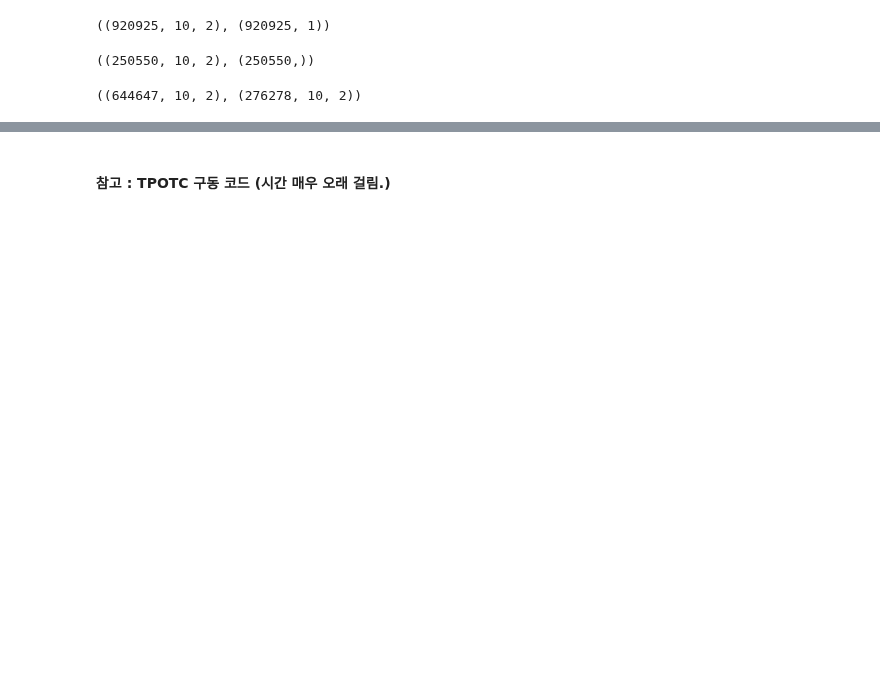
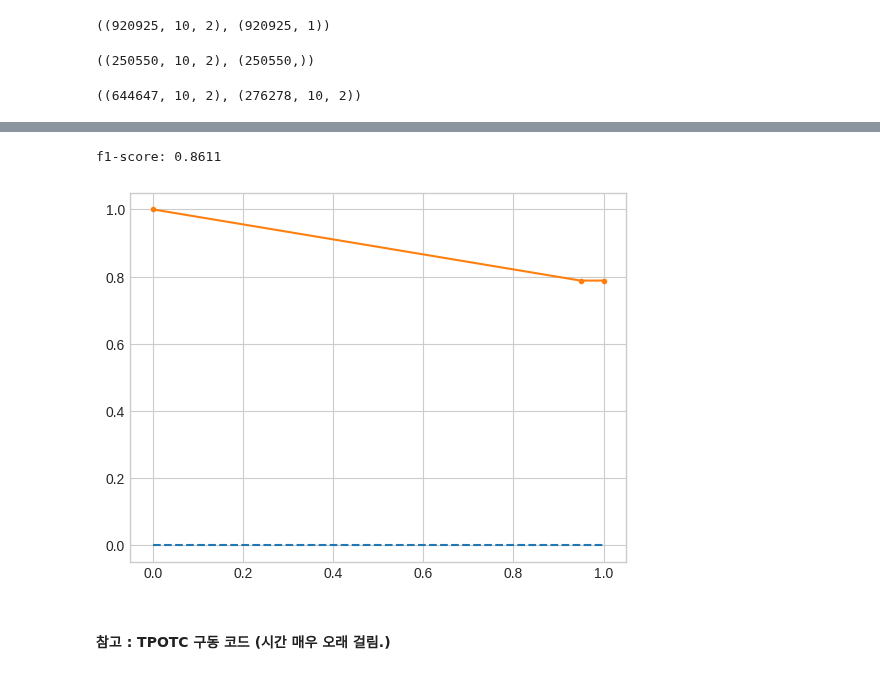
Before and after one commit to min0355/mx_competition, a Jupyter notebook: code/algorithm.ipynb, the cells around one changed output, grey strips where cells are left out. Drawn from its saved outputs; the diff is of its cells as text; code cells hidden in the pictures; blank space fills up the shorter version.

```diff
--- a/code/algorithm.ipynb
+++ b/code/algorithm.ipynb
@@ -324,2 +345,10 @@ accuracy: 0.7528
-# %% [markdown]
-#### 참고 : TPOTC 구동 코드 (시간 매우 오래 걸림.)
+# %%
+precision, recall, thresholds = precision_recall_curve(test_label, pred_df)
+
+print("f1-score: %0.4f" %f1)
+plt.plot([0, 1], [0, 0], linestyle='--')
+plt.plot(recall, precision, marker='.')
+plt.show()
+# %% [output]
+f1-score: 0.8611
+[figure, added]
@@ -326,3 +369,5 @@ accuracy: 0.7528
+# %% [markdown]
+#### 참고 : TPOTC 구동 코드 (시간 매우 오래 걸림.)
 # %%
 # tpotc = TPOTClassifier(
 #                         generations=100,
```
Also changed, not shown: parts of 18 cells of this notebook.
